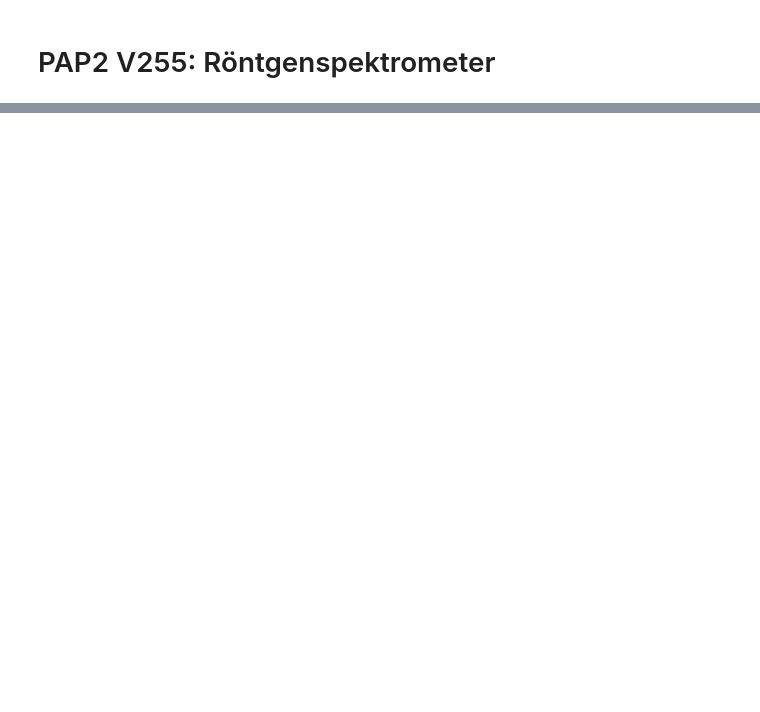
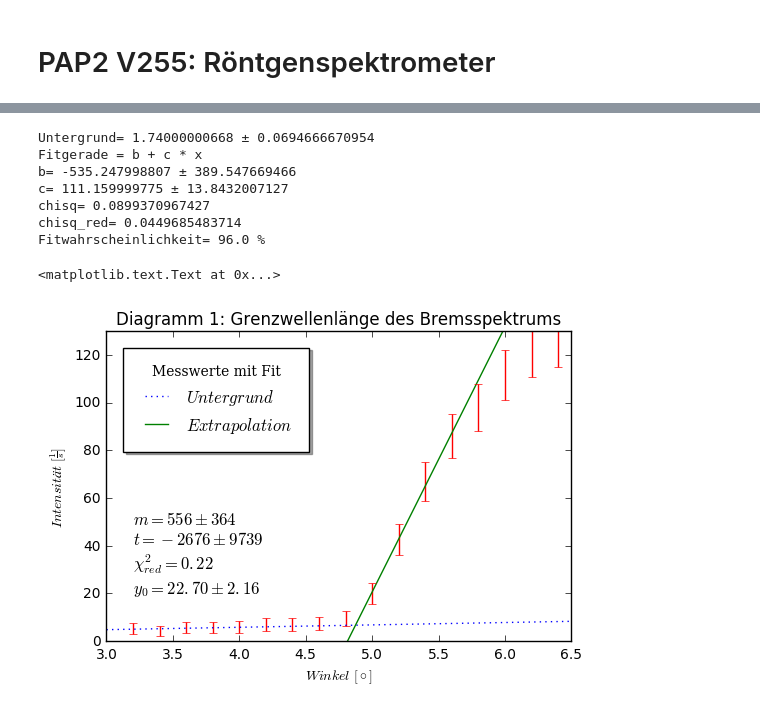
Before and after one commit to woskar/pap2-lab-training, a Jupyter notebook: v255/v255_spektrometer.ipynb, the cells around one changed output, grey strips where cells are left out. Saved outputs shown, nothing was run; the diff lists cells and outputs as text; code cells hidden in the pictures; blank space fills up the shorter version.

```diff
--- a/v255/v255_spektrometer.ipynb
+++ b/v255/v255_spektrometer.ipynb
@@ -64,0 +39,56 @@ Aufgabe 2
+# %%
+#Aufgabe 1a: Extrapolieren
+
+ang1=angle[1:5]
+int1=intensity[1:5]
+
+ang2=angle[10:14]
+int2=intensity[10:14]
+dint2=dintensity[10:14]
+
+def linear1(x,a):
+    return a+x
+popt, pcov = curve_fit(linear1, ang1, int1, p0=[1])
+
+def linear2(x,b,c):
+    return b+c*x
+popt2,pcov2=curve_fit(linear2, ang2, int2)
+
+x=np.linspace(3,7,20)
+y=np.linspace(4.7,6,20)
+
+plt.plot(x,linear1(x,*popt),label="$Untergrund$",linestyle=':')
+plt.plot(y,linear2(y,*popt2), label="$Extrapolation$")
+plt.errorbar(angle[1:20], intensity[1:20],dintensity[1:20], linestyle='None')
+plt.xlabel('$Winkel\ [\circ]$')
+plt.ylabel('$Intensität\ [\\frac{1}{s}]$')
+plt.title('Diagramm 1: Grenzwellenlänge des Bremsspektrums')
+plt.rcParams["font.family"]='serif'
+plt.legend(title='Messwerte mit Fit', borderpad=1, borderaxespad=1, loc='upper left', shadow='true')
+plt.axis((3, 6.5, 0, 130))
+
+print('Untergrund=',popt[0],'±',pcov[0][0])
+print('Fitgerade = b + c * x')
+print('b=',popt2[0],'±',pcov2[0][0])
+print('c=',popt2[1],'±',pcov2[1][1])
+
+chisq=np.sum((linear2(ang2,*popt2)-int2)**2/dint2**2)
+dof=2
+chisq_red=chisq/dof
+print('chisq=',chisq)
+print('chisq_red=',chisq_red)
+
+prob=round(1-chi2.cdf(chisq,dof),2)*100
+print('Fitwahrscheinlichkeit=',prob,'%')
+plt.text(3.2,20,"$m=556\pm364$\n$t=-2676\pm9739$\n$\chi_{red}^{2}=0.22$\n$y_{0}=22.70\pm2.16$", fontsize=12)
+#plt.savefig('v255_1.pdf',format='pdf')
+# %% [output]
+Untergrund= 1.74000000668 ± 0.0694666670954
+Fitgerade = b + c * x
+b= -535.247998807 ± 389.547669466
+c= 111.159999775 ± 13.8432007127
+chisq= 0.0899370967427
+chisq_red= 0.0449685483714
+Fitwahrscheinlichkeit= 96.0 %
+<matplotlib.text.Text at 0x...>
+[figure, added]
```
Also changed, not shown: parts of 10 cells of this notebook, 6 other files.
